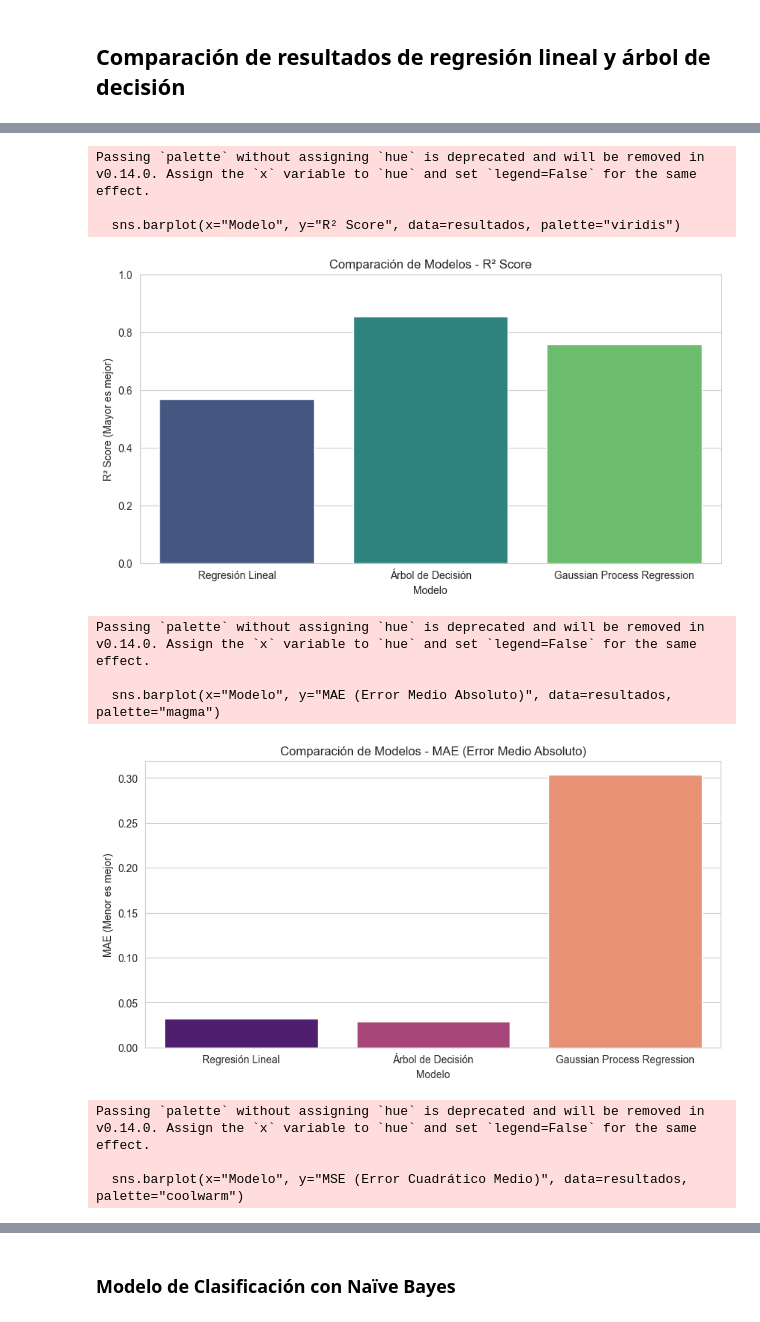
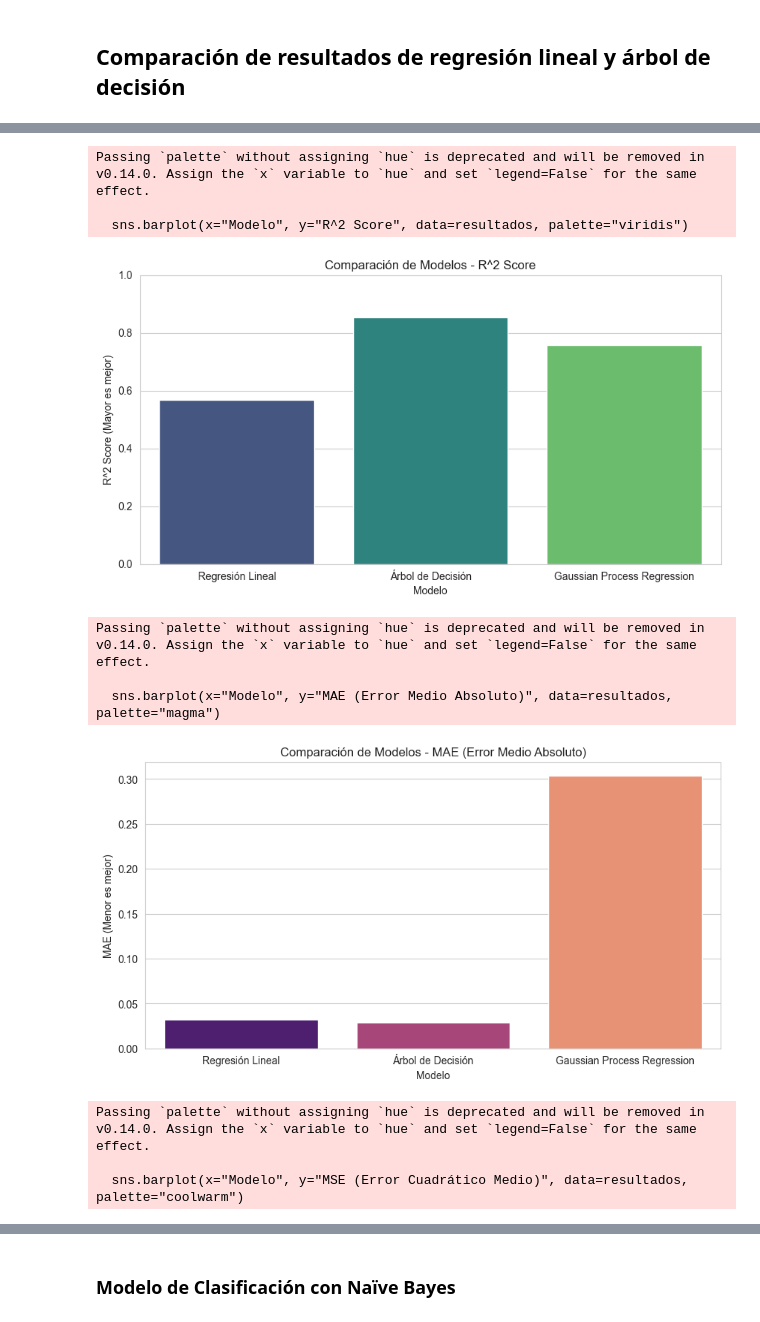
Before and after one commit to tsc221645/CC_3074_Proyecto_2, a Jupyter notebook: third_analysis.ipynb, the cells around one changed output, grey strips where cells are left out. Cells and saved outputs as stored; diff of their text form; code cells hidden in the pictures.

```diff
--- a/third_analysis.ipynb
+++ b/third_analysis.ipynb
@@ -141,7 +141,7 @@ resultados = pd.DataFrame({
     "Modelo": ["Regresión Lineal", "Árbol de Decisión", "Gaussian Process Regression"],
     "MAE (Error Medio Absoluto)": [mae_lr, mae_dt, mae_gp],
     "MSE (Error Cuadrático Medio)": [mse_lr, mse_dt, mse_gp],
-    "R² Score": [r2_lr, r2_dt, r2_gp]
+    "R^2 Score": [r2_lr, r2_dt, r2_gp]
 })
 print(resultados)
 # %% [output]
@@ -157,26 +157,26 @@ print(resultados)
 # %%
 sns.set_style("whitegrid")
 plt.figure(figsize=(10, 5))
-sns.barplot(x="Modelo", y="R² Score", data=resultados, palette="viridis")
-plt.title("Comparación de Modelos - R² Score")
-plt.ylabel("R² Score (Mayor es mejor)")
+sns.barplot(x="Modelo", y="R^2 Score", data=resultados, palette="viridis")
+plt.title("Comparación de Modelos - R^2 Score")
+plt.ylabel("R^2 Score (Mayor es mejor)")
 plt.ylim(0, 1)
 plt.show()
 plt.figure(figsize=(10, 5))
 sns.barplot(x="Modelo", y="MAE (Error Medio Absoluto)", data=resultados, palette="magma")
 plt.title("Comparación de Modelos - MAE (Error Medio Absoluto)")
 plt.ylabel("MAE (Menor es mejor)")
 plt.show()
 plt.figure(figsize=(10, 5))
 sns.barplot(x="Modelo", y="MSE (Error Cuadrático Medio)", data=resultados, palette="coolwarm")
 plt.title("Comparación de Modelos - MSE (Error Cuadrático Medio)")
 plt.ylabel("MSE (Menor es mejor)")
 plt.show()
 # %% [output]
 Passing `palette` without assigning `hue` is deprecated and will be removed in v0.14.0. Assign the `x` variable to `hue` and set `legend=False` for the same effect.
 
-  sns.barplot(x="Modelo", y="R² Score", data=resultados, palette="viridis")
+  sns.barplot(x="Modelo", y="R^2 Score", data=resultados, palette="viridis")
-[figure, old version]
+[figure, new version]
 Passing `palette` without assigning `hue` is deprecated and will be removed in v0.14.0. Assign the `x` variable to `hue` and set `legend=False` for the same effect.
 
   sns.barplot(x="Modelo", y="MAE (Error Medio Absoluto)", data=resultados, palette="magma")
```
Also changed, not shown: parts of 12 cells of this notebook.
